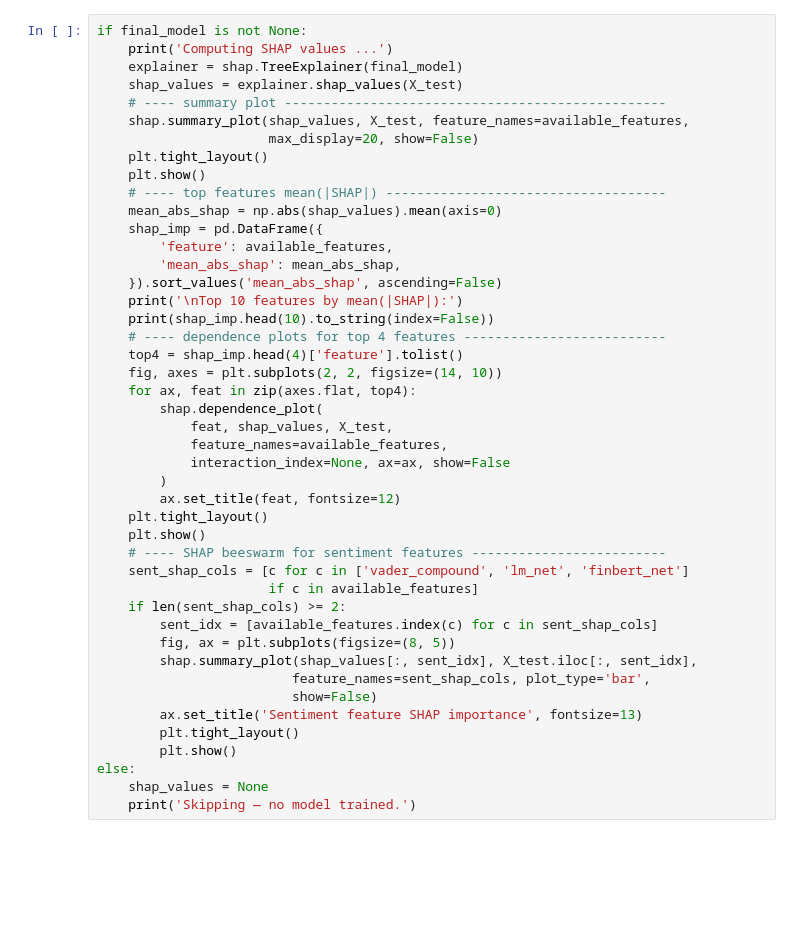
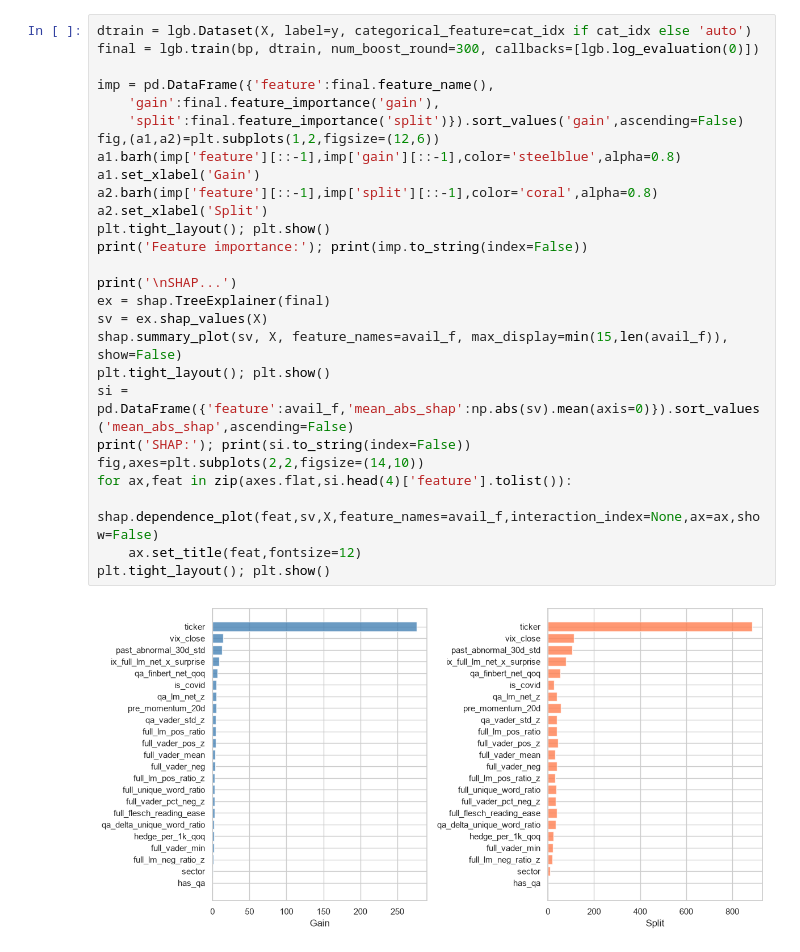
Before and after one commit to SaiKunapuli/earnings-call-analyst, a Jupyter notebook: notebooks/04_modeling.ipynb, the cells around one changed output. Drawn from its saved outputs; the diff is of its cells as text; blank space fills up the shorter version.

```diff
--- a/notebooks/04_modeling.ipynb
+++ b/notebooks/04_modeling.ipynb
@@ -189,45 +673,29 @@ else:
 # %%
-if final_model is not None:
-    print('Computing SHAP values ...')
-    explainer = shap.TreeExplainer(final_model)
-    shap_values = explainer.shap_values(X_test)
-    # ---- summary plot -------------------------------------------------
-    shap.summary_plot(shap_values, X_test, feature_names=available_features,
-                      max_display=20, show=False)
-    plt.tight_layout()
-    plt.show()
-    # ---- top features mean(|SHAP|) ------------------------------------
-    mean_abs_shap = np.abs(shap_values).mean(axis=0)
-    shap_imp = pd.DataFrame({
-        'feature': available_features,
-        'mean_abs_shap': mean_abs_shap,
-    }).sort_values('mean_abs_shap', ascending=False)
-    print('\nTop 10 features by mean(|SHAP|):')
-    print(shap_imp.head(10).to_string(index=False))
-    # ---- dependence plots for top 4 features --------------------------
-    top4 = shap_imp.head(4)['feature'].tolist()
-    fig, axes = plt.subplots(2, 2, figsize=(14, 10))
-    for ax, feat in zip(axes.flat, top4):
-        shap.dependence_plot(
-            feat, shap_values, X_test,
-            feature_names=available_features,
-            interaction_index=None, ax=ax, show=False
-        )
-        ax.set_title(feat, fontsize=12)
-    plt.tight_layout()
-    plt.show()
-    # ---- SHAP beeswarm for sentiment features -------------------------
-    sent_shap_cols = [c for c in ['vader_compound', 'lm_net', 'finbert_net']
-                      if c in available_features]
-    if len(sent_shap_cols) >= 2:
-        sent_idx = [available_features.index(c) for c in sent_shap_cols]
-        fig, ax = plt.subplots(figsize=(8, 5))
-        shap.summary_plot(shap_values[:, sent_idx], X_test.iloc[:, sent_idx],
-                         feature_names=sent_shap_cols, plot_type='bar',
-                         show=False)
-        ax.set_title('Sentiment feature SHAP importance', fontsize=13)
-        plt.tight_layout()
-        plt.show()
-else:
-    shap_values = None
-    print('Skipping — no model trained.')
+dtrain = lgb.Dataset(X, label=y, categorical_feature=cat_idx if cat_idx else 'auto')
+final = lgb.train(bp, dtrain, num_boost_round=300, callbacks=[lgb.log_evaluation(0)])
+
+imp = pd.DataFrame({'feature':final.feature_name(),
+    'gain':final.feature_importance('gain'),
+    'split':final.feature_importance('split')}).sort_values('gain',ascending=False)
+fig,(a1,a2)=plt.subplots(1,2,figsize=(12,6))
+a1.barh(imp['feature'][::-1],imp['gain'][::-1],color='steelblue',alpha=0.8)
+a1.set_xlabel('Gain')
+a2.barh(imp['feature'][::-1],imp['split'][::-1],color='coral',alpha=0.8)
+a2.set_xlabel('Split')
+plt.tight_layout(); plt.show()
+print('Feature importance:'); print(imp.to_string(index=False))
+
+print('\nSHAP...')
+ex = shap.TreeExplainer(final)
+sv = ex.shap_values(X)
+shap.summary_plot(sv, X, feature_names=avail_f, max_display=min(15,len(avail_f)), show=False)
+plt.tight_layout(); plt.show()
+si = pd.DataFrame({'feature':avail_f,'mean_abs_shap':np.abs(sv).mean(axis=0)}).sort_values('mean_abs_shap',ascending=False)
+print('SHAP:'); print(si.to_string(index=False))
+fig,axes=plt.subplots(2,2,figsize=(14,10))
+for ax,feat in zip(axes.flat,si.head(4)['feature'].tolist()):
+    shap.dependence_plot(feat,sv,X,feature_names=avail_f,interaction_index=None,ax=ax,show=False)
+    ax.set_title(feat,fontsize=12)
+plt.tight_layout(); plt.show()
+# %% [output]
+[figure, added]
```
Also changed, not shown: parts of 16 cells of this notebook, 31 other files.
